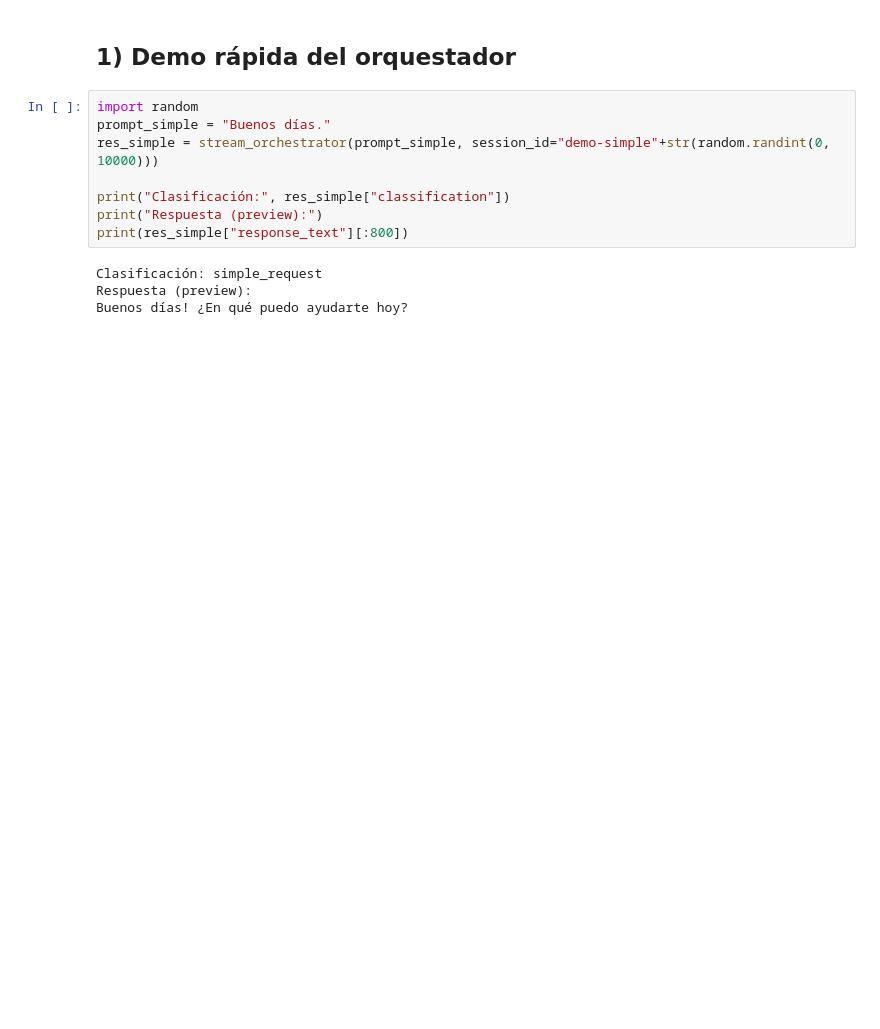
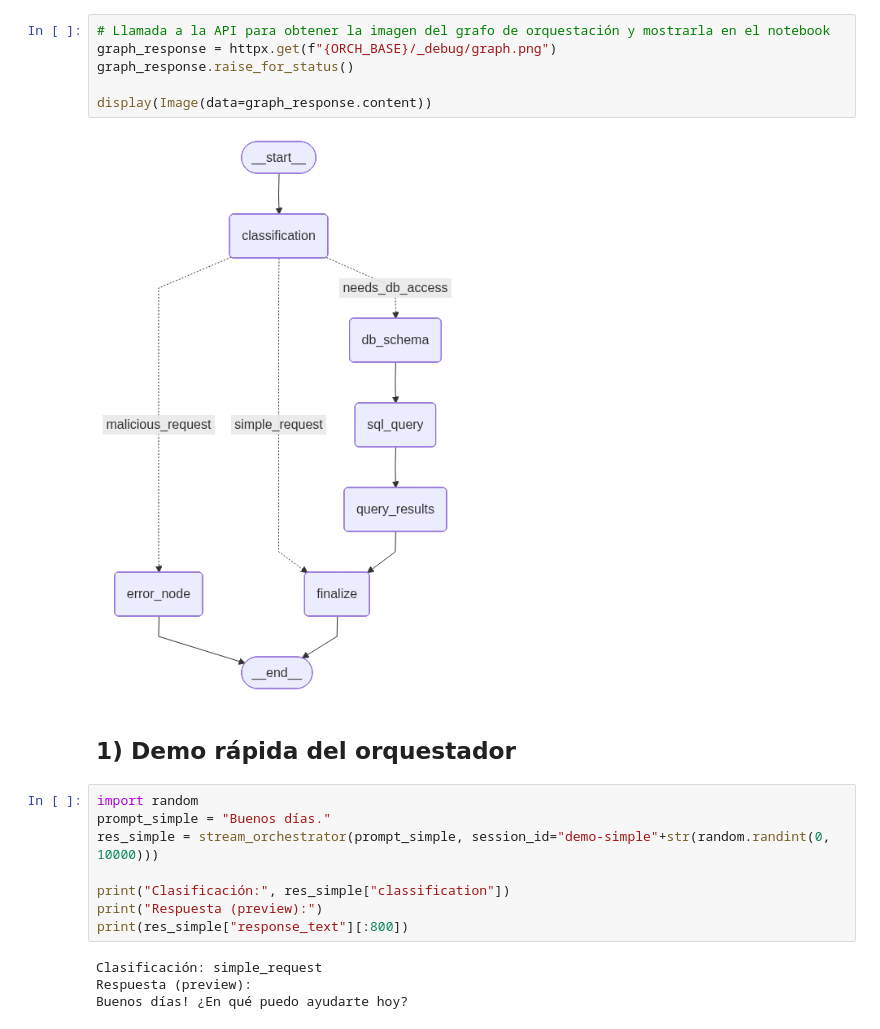
Before and after one commit to Carva70/tfm, a Jupyter notebook: demo.ipynb, the cells around one changed output. Cells and saved outputs as stored; diff of their text form; blank space fills up the shorter version.

```diff
--- a/demo.ipynb
+++ b/demo.ipynb
@@ -99,4 +109,12 @@ backend_status
  'auto_pull': False}
+# %%
+# Llamada a la API para obtener la imagen del grafo de orquestación y mostrarla en el notebook
+graph_response = httpx.get(f"{ORCH_BASE}/_debug/graph.png")
+graph_response.raise_for_status()
+
+display(Image(data=graph_response.content))
+# %% [output]
+[figure, added]
 # %% [markdown]
 ## 1) Demo rápida del orquestador
 # %%
```
Also changed, not shown: parts of 6 cells of this notebook, 8 other files.
